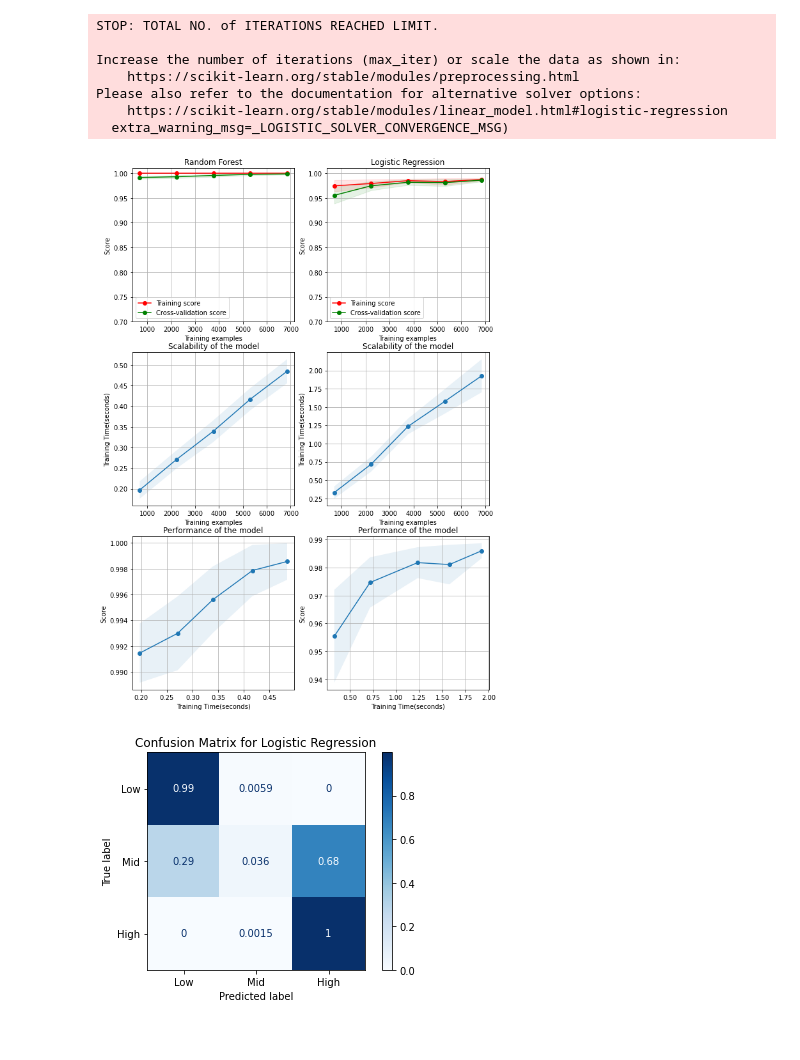
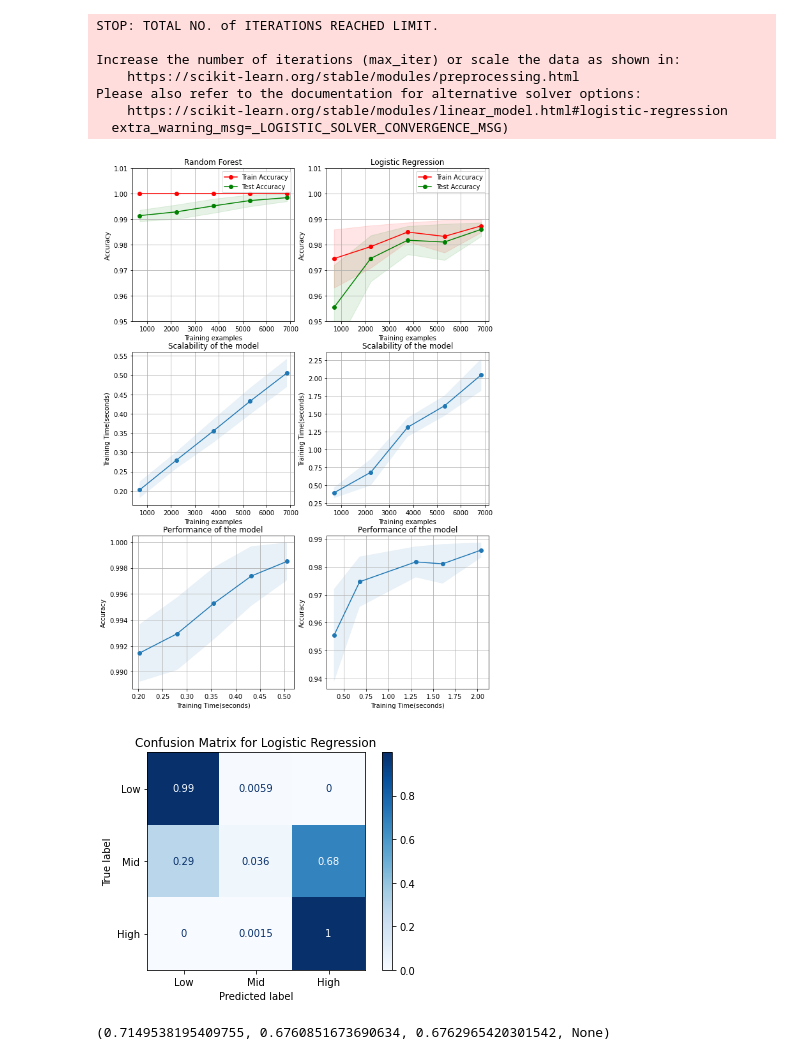
Before and after one commit to srivatsanrr/autonom_covid, a Jupyter notebook: Reviever2_Research_Paper.ipynb, the cells around one changed output. Drawn from its saved outputs; the diff is of its cells as text; code cells hidden in the pictures.

```diff
--- a/Reviever2_Research_Paper.ipynb
+++ b/Reviever2_Research_Paper.ipynb
@@ -177,7 +177,7 @@ def plot_learning_curve(estimator, title, X, y, axes=None, ylim=None, cv=None,
     if ylim is not None:
         axes[0].set_ylim(*ylim)
     axes[0].set_xlabel("Training examples")
-    axes[0].set_ylabel("Score")
+    axes[0].set_ylabel("Accuracy")
 
     train_sizes, train_scores, test_scores, fit_times, _ = \
         learning_curve(estimator, X, y, cv=cv, n_jobs=n_jobs,
@@ -199,9 +199,9 @@ def plot_learning_curve(estimator, title, X, y, axes=None, ylim=None, cv=None,
                          test_scores_mean + test_scores_std, alpha=0.1,
                          color="g")
     axes[0].plot(train_sizes, train_scores_mean, 'o-', color="r",
-                 label="Training score")
+                 label="Train Accuracy")
     axes[0].plot(train_sizes, test_scores_mean, 'o-', color="g",
-                 label="Cross-validation score")
+                 label="Test Accuracy")
     axes[0].legend(loc="best")
 
     # Plot n_samples vs fit_times
@@ -216,39 +216,40 @@ def plot_learning_curve(estimator, title, X, y, axes=None, ylim=None, cv=None,
     # Plot fit_time vs score
     axes[2].grid()
     axes[2].plot(fit_times_mean, test_scores_mean, 'o-')
     axes[2].fill_between(fit_times_mean, test_scores_mean - test_scores_std,
                          test_scores_mean + test_scores_std, alpha=0.1)
     axes[2].set_xlabel("Training Time(seconds)")
-    axes[2].set_ylabel("Score")
+    axes[2].set_ylabel("Accuracy")
     axes[2].set_title("Performance of the model")
 
     return plt
 
 
 fig, axes = plt.subplots(3, 2, figsize=(10, 15))
 
 
 title = "Random Forest"
 # Cross validation with 100 iterations to get smoother mean test and train
 # score curves, each time with 20% data randomly selected as a validation set.
 cv = ShuffleSplit(n_splits=100, test_size=0.2, random_state=0)
 
 estimator = RandomForestClassifier(n_estimators=100)
-plot_learning_curve(estimator, title, X_train, y_train, axes=axes[:, 0], ylim=(0.7, 1.01),
+plot_learning_curve(estimator, title, X_train, y_train, axes=axes[:, 0], ylim=(0.95, 1.01),
                     cv=cv, n_jobs=4)
 
 title = "Logistic Regression"
 # SVC is more expensive so we do a lower number of CV iterations:
 cv = ShuffleSplit(n_splits=10, test_size=0.2, random_state=0)
 estimator = LogisticRegression()
-plot_learning_curve(estimator, title, X_train, y_train, axes=axes[:, 1], ylim=(0.7, 1.01),
+plot_learning_curve(estimator, title, X_train, y_train, axes=axes[:, 1], ylim=(0.95, 1.01),
                     cv=cv, n_jobs=4)
 
 plt.show()
 # %% [output]
-[figure, old version]
+[figure, new version]
 # %%
 from sklearn.metrics import plot_confusion_matrix
+from sklearn.metrics import precision_recall_fscore_support
 class_names=['']
 titles_options = [("Confusion matrix, without normalization", None),
                   ("Normalized confusion matrix", 'true')]
@@ -256,8 +257,10 @@ titles_options = [("Confusion matrix, without normalization", None),
 disp = plot_confusion_matrix(logreg, X_test, y_test.reshape(-1,1),display_labels=['Low','Mid','High'],cmap=plt.cm.Blues, normalize='true')
 disp.ax_.set_title("Confusion Matrix for Logistic Regression")
 plt.show()
+precision_recall_fscore_support(y_test, logreg.predict(X_test), average='macro')
 # %% [output]
 [figure]
+(0.7149538195409755, 0.6760851673690634, 0.6762965420301542, None)
 # %%
 from sklearn.metrics import plot_confusion_matrix
 class_names=['']
```
Also changed, not shown: parts of 4 cells of this notebook.
